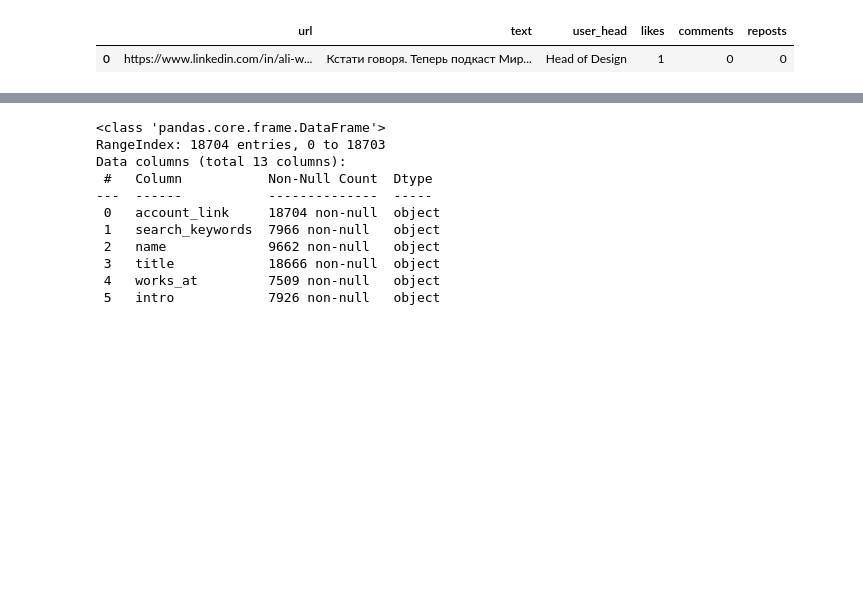
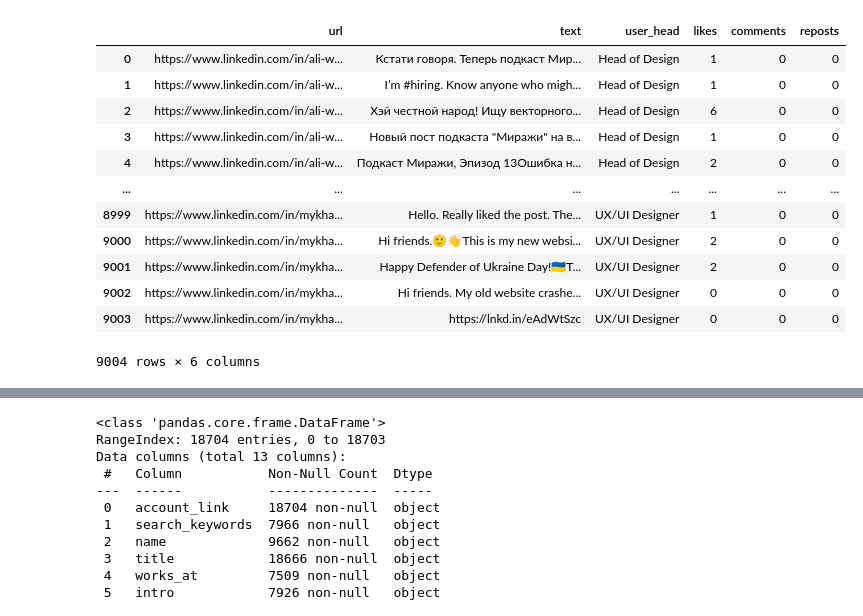
Before and after one commit to Akarinokadze/mentoring_hackathon, a Jupyter notebook: notebooks/experiments.ipynb, the cells around one changed output, grey strips where cells are left out. Saved outputs shown, nothing was run; the diff lists cells and outputs as text; code cells hidden in the pictures; blank space fills up the shorter version.

```diff
--- a/notebooks/experiments.ipynb
+++ b/notebooks/experiments.ipynb
@@ -13,6 +13,7 @@ onlyfiles.remove('.gitkeep')
 onlyfiles.remove('raw_links.csv')
 onlyfiles.remove('50-100.csv')
 onlyfiles.remove('raw_posts summary.csv')
+onlyfiles.remove('raw_posts.csv')
 # %%
 for i in range(len(onlyfiles)):
     onlyfiles[i] = r'../data/01_raw/' + onlyfiles[i]
@@ -57,10 +74,21 @@ df25.head(1)
 |  | account_link | search_keywords | name | title | works_at | intro | experience | place | posts_cnt | ... |
 | 0 | https://www.linkedin.com/in/%D0%B... | middle frontend | Леонид Огрызько | Middle Frontend Developer (React,... | Защищенные телекоммуникации | Javascript, TypeScript, React, Vu... | 4.0 | Краснодар, Краснодарский край, Ро... | 0 | ... |
 # %%
-df26.head(1)
+df26
 # %% [output]
 |  | url | text | user_head | likes | comments | reposts |
 | 0 | https://www.linkedin.com/in/ali-w... | Кстати говоря. Теперь подкаст Мир... | Head of Design | 1 | 0 | 0 |
+| 1 | https://www.linkedin.com/in/ali-w... | I’m #hiring. Know anyone who migh... | Head of Design | 1 | 0 | 0 |
+| 2 | https://www.linkedin.com/in/ali-w... | Хэй честной народ! Ищу векторного... | Head of Design | 6 | 0 | 0 |
+| 3 | https://www.linkedin.com/in/ali-w... | Новый пост подкаста "Миражи" на в... | Head of Design | 1 | 0 | 0 |
+| 4 | https://www.linkedin.com/in/ali-w... | Подкаст Миражи, Эпизод 13Ошибка н... | Head of Design | 2 | 0 | 0 |
+| ... | ... | ... | ... | ... | ... | ... |
+| 8999 | https://www.linkedin.com/in/mykha... | Hello. Really liked the post. The... | UX/UI Designer | 1 | 0 | 0 |
+| 9000 | https://www.linkedin.com/in/mykha... | Hi friends.🙂👋This is my new websi... | UX/UI Designer | 2 | 0 | 0 |
+| 9001 | https://www.linkedin.com/in/mykha... | Happy Defender of Ukraine Day!🇺🇦T... | UX/UI Designer | 2 | 0 | 0 |
+| 9002 | https://www.linkedin.com/in/mykha... | Hi friends. My old website crashe... | UX/UI Designer | 0 | 0 | 0 |
+| 9003 | https://www.linkedin.com/in/mykha... | https://lnkd.in/eAdWtSzc | UX/UI Designer | 0 | 0 | 0 |
+9004 rows × 6 columns
 # %%
 df26 = df26.rename(columns={
     'url': 'account_link', 'text': 'post_text', 'user_head': 'title',
```
Also changed, not shown: parts of 4 cells of this notebook, 8 other files.
